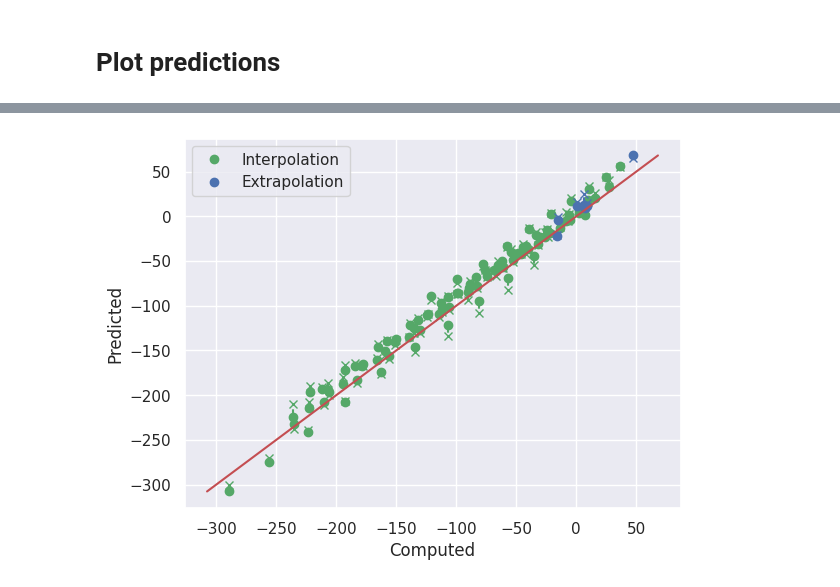
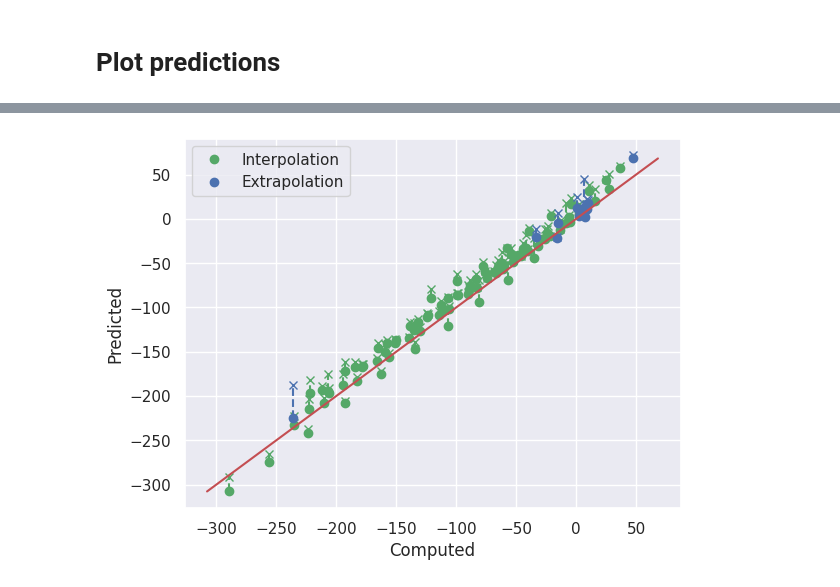
Before and after one commit to CibranLopez/CLUE, a Jupyter notebook: predict-GNN.ipynb, the cells around one changed output, grey strips where cells are left out. Drawn from its saved outputs; the diff is of its cells as text; code cells hidden in the pictures.

```diff
--- a/predict-GNN.ipynb
+++ b/predict-GNN.ipynb
@@ -116,4 +97,2 @@ KeyboardInterrupt:
-# %%
-uncertainties[np.abs(uncertainties)>100] = 100
 # %% [markdown]
 # Plot predictions
@@ -156,7 +133,7 @@ plt.show()
 # %%
 ground_truths = ground_truths[:100]
 predictions = predictions[:100]
-uncertainties = uncertainties[:100]
+uncertainties = np.abs(uncertainties[are_interpolated])[:100]
 are_interpolated = are_interpolated[:100]
 
 # Extract and plot interpolation data
@@ -165,34 +142,34 @@ ypred_interp = predictions[are_interpolated]
 yerr_interp = uncertainties[are_interpolated]
 
 plt.plot(xpred_interp, ypred_interp, 'og', label='Interpolation')  # Predictions
 plt.plot(xpred_interp, ypred_interp + yerr_interp, 'xg')           # Corrected values
 for x, y, err in zip(xpred_interp, ypred_interp, yerr_interp):
     plt.plot([x, x], [y, y + err], 'g--')  # Vertical line
 
 # Extract and plot extrapolation data
 xpred_extra = ground_truths[~are_interpolated]
 ypred_extra = predictions[~are_interpolated]
 yerr_extra = uncertainties[~are_interpolated]
 
 plt.plot(xpred_extra, ypred_extra, 'ob', label='Extrapolation')  # Predictions
 plt.plot(xpred_extra, ypred_extra + yerr_extra, 'xb')            # Corrected values
 for x, y, err in zip(xpred_extra, ypred_extra, yerr_extra):
     plt.plot([x, x], [y, y + err], 'b--')  # Vertical line
 
 # Add identity line and labels
 _min_, _max_ = cld.get_min_max(
     ground_truths + np.abs(uncertainties),
     ground_truths - np.abs(uncertainties),
     predictions
 )
 plt.plot([_min_, _max_], [_min_, _max_], '-r')  # Identity line
 plt.xlabel('Computed')
 plt.ylabel('Predicted')
 plt.legend(loc='best')
 plt.savefig(f'{t_folder}/UQ-prediction-comparison-500.pdf', dpi=50, bbox_inches='tight')
 plt.show()
 # %% [output]
-[figure, old version]
+[figure, new version]
 # %%
 print('Extrapolated:')
 for i, data in enumerate(t_dataset_std):
```
Also changed, not shown: parts of 8 cells of this notebook, 1 other file.
